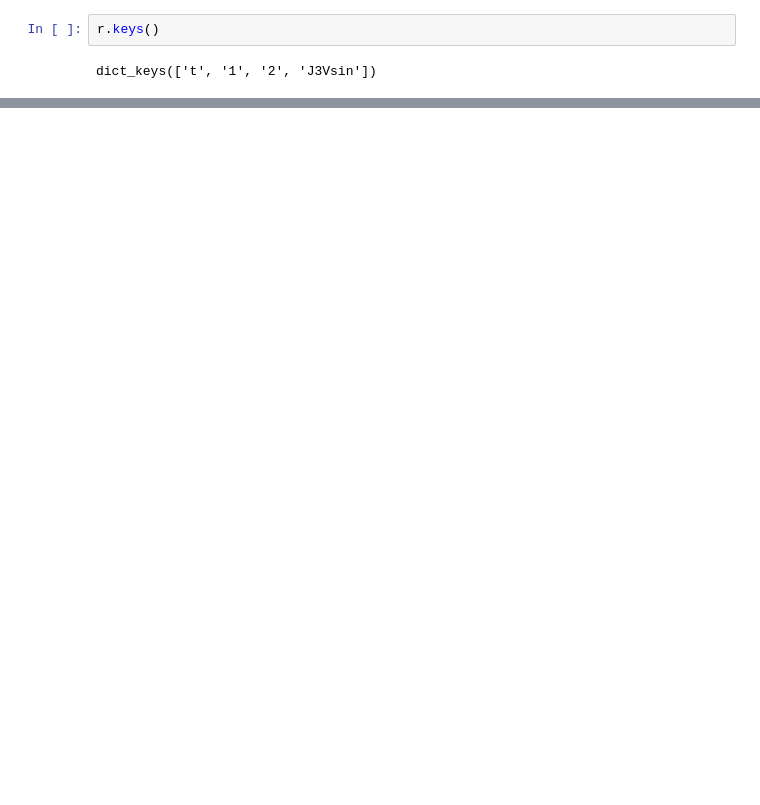
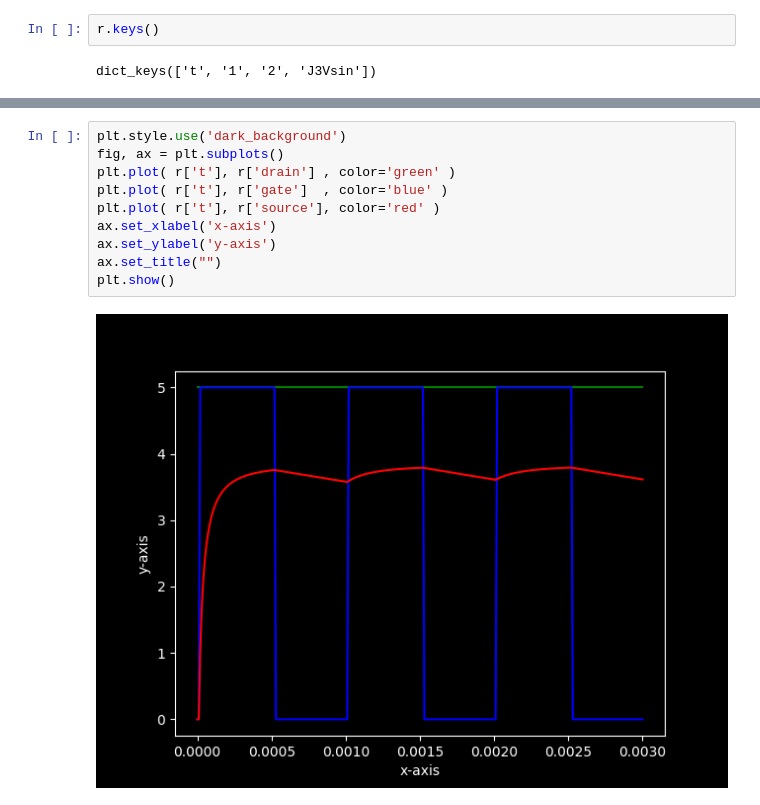
Before and after one commit to jodafons/pymna, a Jupyter notebook: examples/oscilador.ipynb, the cells around one changed output, grey strips where cells are left out. Saved outputs shown, nothing was run; the diff lists cells and outputs as text; blank space fills up the shorter version.

```diff
--- a/examples/oscilador.ipynb
+++ b/examples/oscilador.ipynb
@@ -55,0 +104,12 @@ plt.show()
+# %%
+plt.style.use('dark_background')
+fig, ax = plt.subplots()
+plt.plot( r['t'], r['drain'] , color='green' )
+plt.plot( r['t'], r['gate']  , color='blue' )
+plt.plot( r['t'], r['source'], color='red' )
+ax.set_xlabel('x-axis')
+ax.set_ylabel('y-axis')
+ax.set_title("")
+plt.show()
+# %% [output]
+[figure, added]
```
Also changed, not shown: parts of 6 cells of this notebook, 11 other files.
